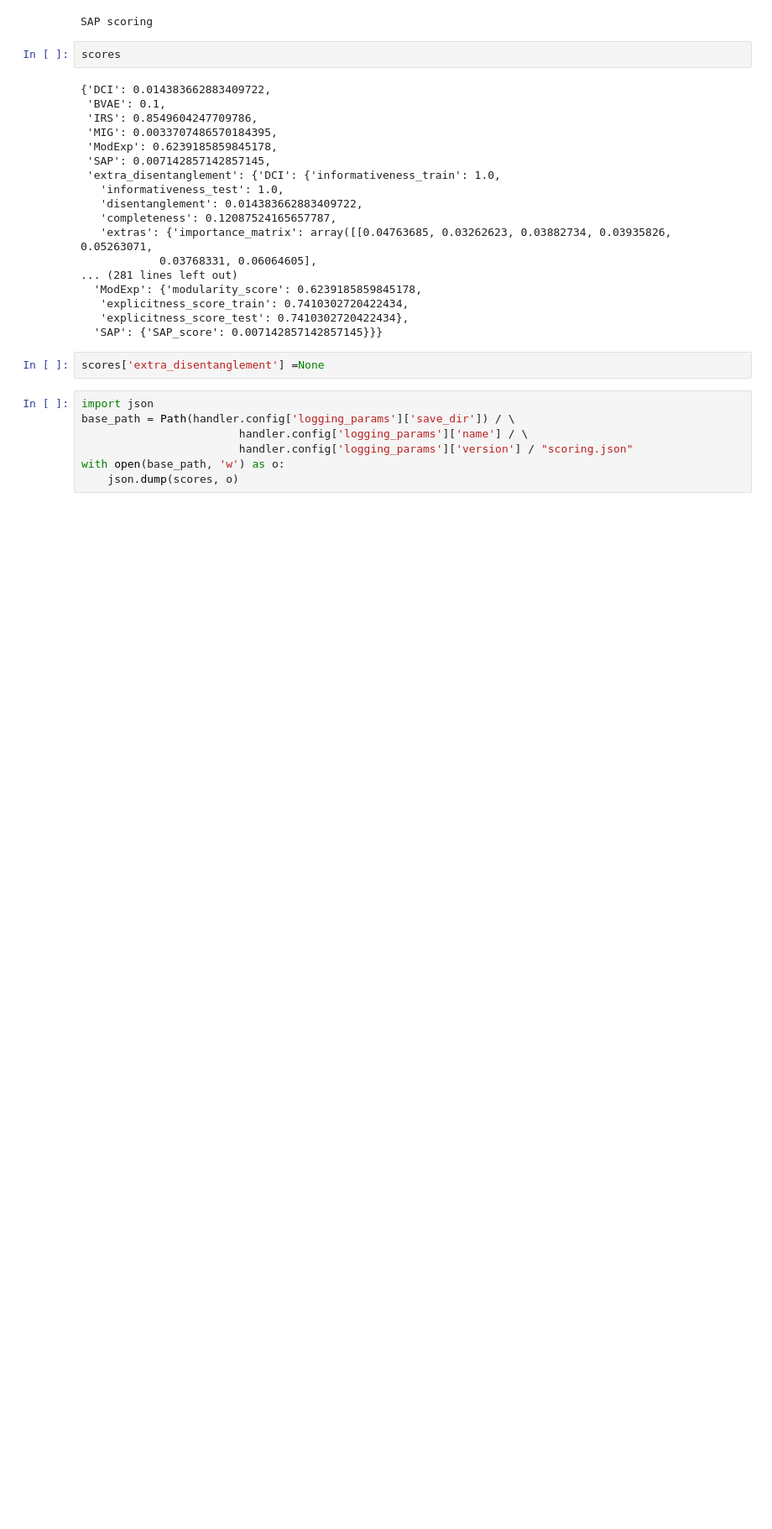
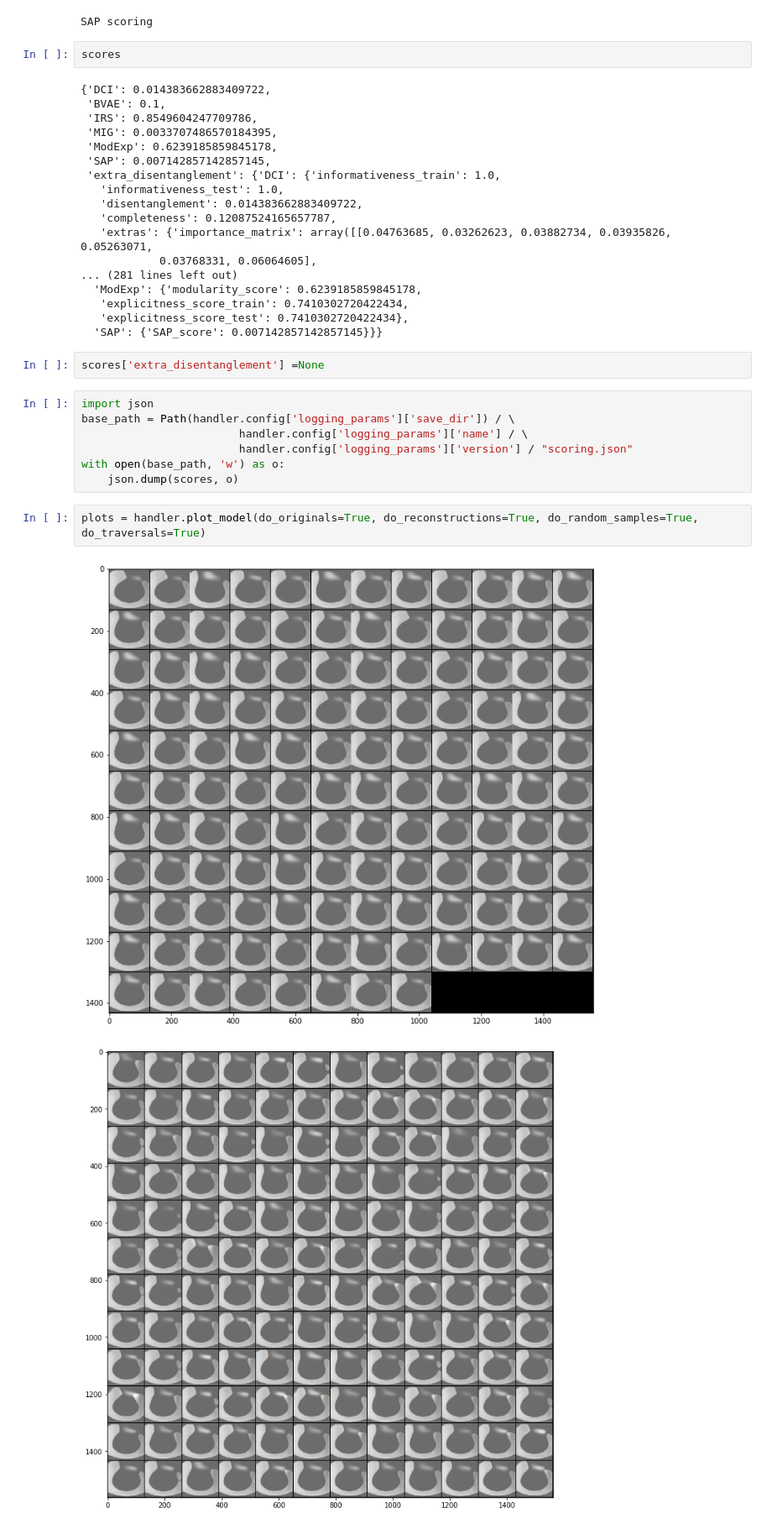
Before and after one commit to GiuliaLanzillotta/CausalAE, a Jupyter notebook: visualisations/test_features.ipynb, the cells around one changed output. Shown at 84% size. Saved outputs shown, nothing was run; the diff lists cells and outputs as text; blank space fills up the shorter version.

```diff
--- a/visualisations/test_features.ipynb
+++ b/visualisations/test_features.ipynb
@@ -132,3 +132,8 @@ base_path = Path(handler.config['logging_params']['save_dir']) / \
                         handler.config['logging_params']['version'] / "scoring.json"
 with open(base_path, 'w') as o:
     json.dump(scores, o)
+# %%
+plots = handler.plot_model(do_originals=True, do_reconstructions=True, do_random_samples=True, do_traversals=True)
+# %% [output]
+[figure, added]
+[figure, added]
```
Also changed, not shown: parts of 2 cells of this notebook, 7 other files.
